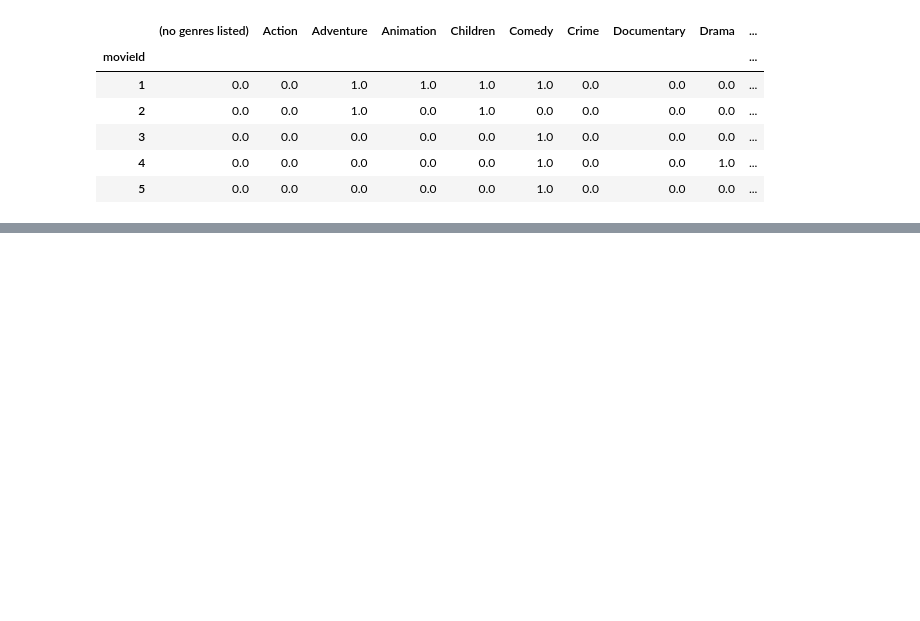
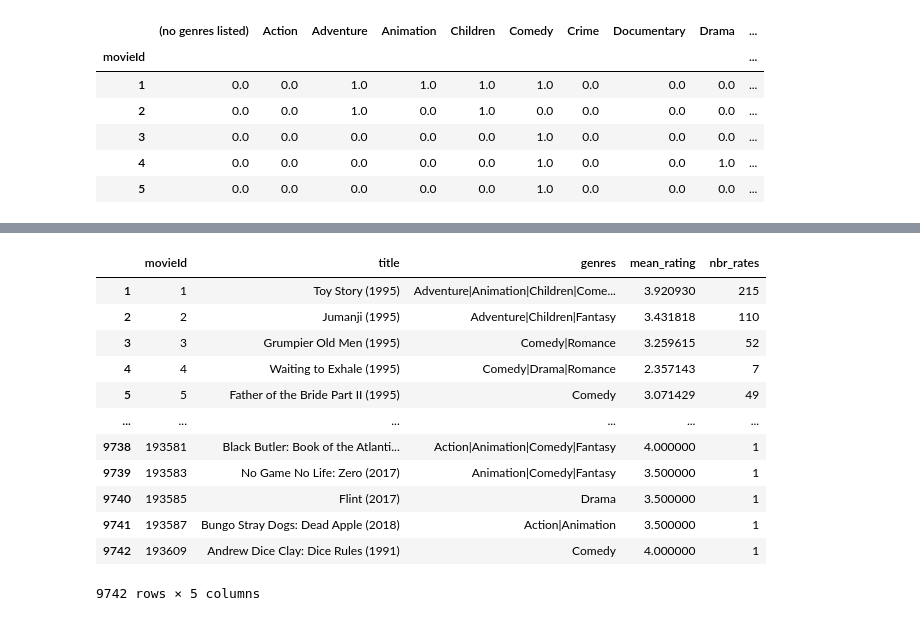
Before and after one commit to anasbn44/movie_recomender, a Jupyter notebook: movie_ratings.ipynb, the cells around one changed output, grey strips where cells are left out. Saved outputs shown, nothing was run; the diff lists cells and outputs as text; code cells hidden in the pictures; blank space fills up the shorter version.

```diff
--- a/movie_ratings.ipynb
+++ b/movie_ratings.ipynb
@@ -149,0 +161,23 @@ Text(0.5, 1.0, 'boxplot of the mean rating of movies')
+# %%
+# .loc[df_movies["mean_rating"] == df_movies.mean_rating.max(), :]
+da = df_movies.copy()
+rates_count = Y[Y != 0].count(axis=1).to_frame()
+rates_count.reset_index(inplace=True)
+rates_count = rates_count.rename(columns={'index' : 'movieId', 0 : 'nbr_rates'})
+rates_count.index = range(1, rates_count.shape[0] + 1)
+da["nbr_rates"] = rates_count.nbr_rates
+da
+# %% [output]
+|  | movieId | title | genres | mean_rating | nbr_rates |
+| 1 | 1 | Toy Story (1995) | Adventure|Animation|Children|Come... | 3.920930 | 215 |
+| 2 | 2 | Jumanji (1995) | Adventure|Children|Fantasy | 3.431818 | 110 |
+| 3 | 3 | Grumpier Old Men (1995) | Comedy|Romance | 3.259615 | 52 |
+| 4 | 4 | Waiting to Exhale (1995) | Comedy|Drama|Romance | 2.357143 | 7 |
+| 5 | 5 | Father of the Bride Part II (1995) | Comedy | 3.071429 | 49 |
+| ... | ... | ... | ... | ... | ... |
+| 9738 | 193581 | Black Butler: Book of the Atlanti... | Action|Animation|Comedy|Fantasy | 4.000000 | 1 |
+| 9739 | 193583 | No Game No Life: Zero (2017) | Animation|Comedy|Fantasy | 3.500000 | 1 |
+| 9740 | 193585 | Flint (2017) | Drama | 3.500000 | 1 |
+| 9741 | 193587 | Bungo Stray Dogs: Dead Apple (2018) | Action|Animation | 3.500000 | 1 |
+| 9742 | 193609 | Andrew Dice Clay: Dice Rules (1991) | Comedy | 4.000000 | 1 |
+9742 rows × 5 columns
```
Also changed, not shown: parts of 6 cells of this notebook, 1 other file.
